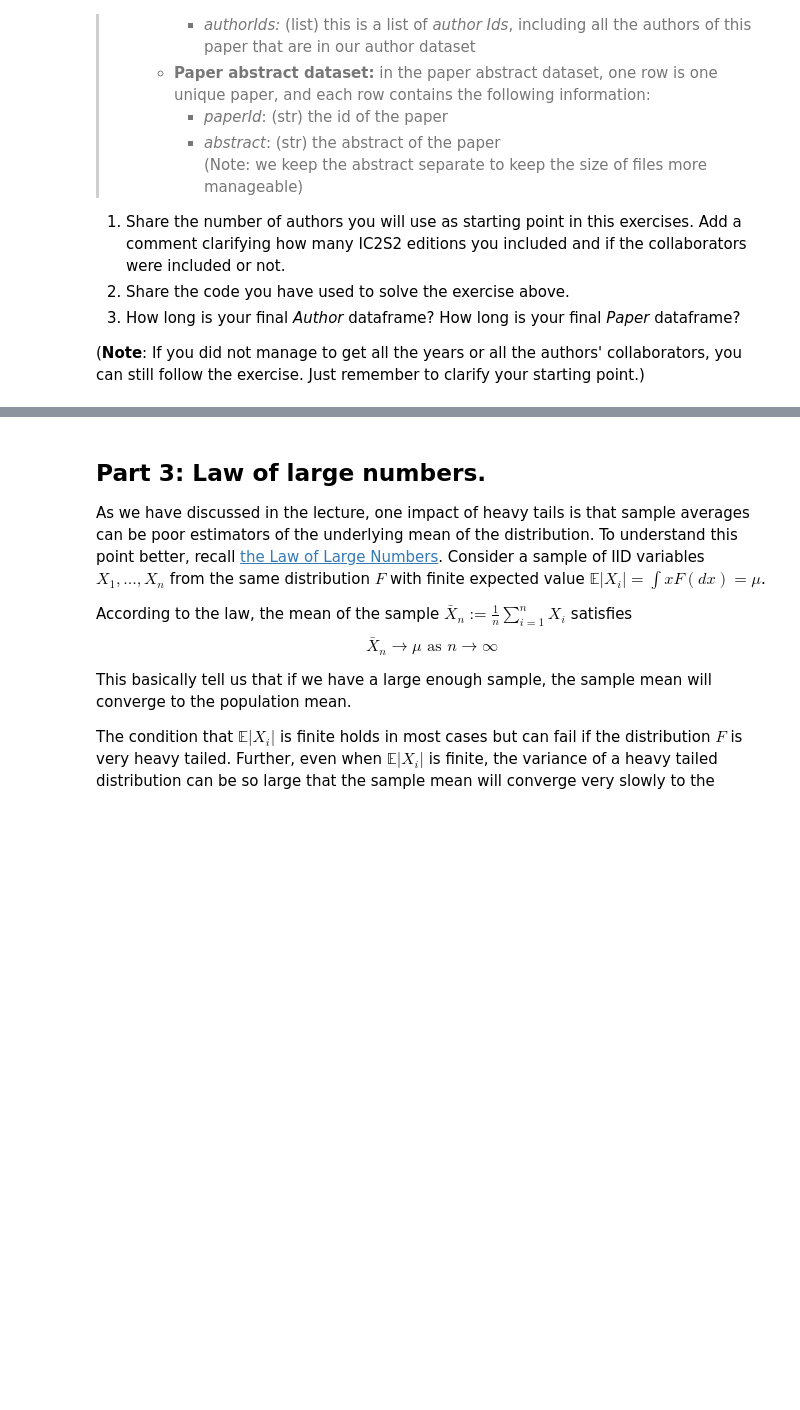
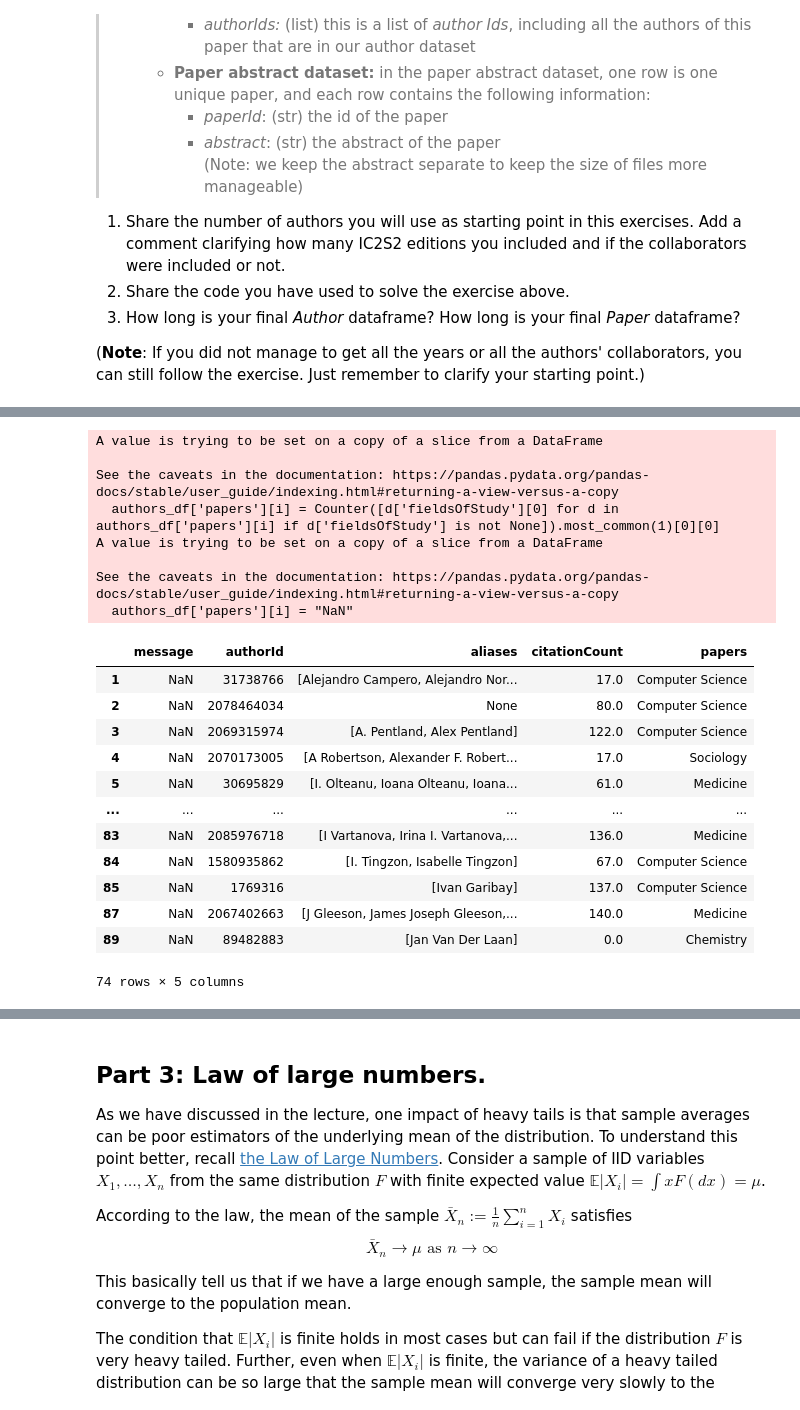
Before and after one commit to Morell1123/Assignment1_SocialInformatics, a Jupyter notebook: Assignment1_part1.ipynb, the cells around one changed output, grey strips where cells are left out. Saved outputs shown, nothing was run; the diff lists cells and outputs as text; code cells hidden in the pictures; blank space fills up the shorter version.

```diff
--- a/Assignment1_part1.ipynb
+++ b/Assignment1_part1.ipynb
@@ -148,0 +259,21 @@ print(len(sorted(set(all_presenters))),"unique researcher found as presenters fo
+# %%
+#Define a function to get all Aliases, Citation Counts (CC) and papers from the API when giving an AuthorID name as input
+def get_author_info(authorID):
+    string = "https://api.semanticscholar.org/graph/v1/author/" + str(authorID) + "?fields=aliases,citationCount,papers.fieldsOfStudy"
+    name_id = requests.get(string).json()
+    #name_id = [d['aliases'] for d in name_id] #list with dictionaries to list with strings
+    #name_id = [item for sublist in name_id for item in sublist] #flatten list
+    return name_id
+
+#Run Loop to get all Aliases, Citation Counts (CC) and papers for each authorID
+authors_info = []
+count=0
+for x in authorID_list:
+    #time.sleep(301/100) # Seconds
+    try:
+        authors_info.append(get_author_info(x))
+        count+=1
+        print(count/len(authorID_list))
+    except:
+        pass
+    time.sleep(101/100) # wait a 1/100 of 5 minutes to have <100 requests per 5 minutes
@@ -148,0 +312,37 @@ print(len(sorted(set(all_presenters))),"unique researcher found as presenters fo
+# %%
+import pandas as pd
+#Create authorID dataframe
+authors_df = pd.DataFrame.from_records(authors_info)
+authors_df = authors_df[authors_df['message']!="Too Many Requests"]#Remove the rows where the API where denied more requests
+authors_df = authors_df[authors_df['message']!="Forbidden"]#Remove the rows where the API where denied more requests
+
+#Convert the list of dictionaries with papers that each author has to the field of study that is most frequent amongst the papers of each author
+from collections import Counter
+for i in list(authors_df.index.values):
+    try:
+        authors_df['papers'][i] = Counter([d['fieldsOfStudy'][0] for d in authors_df['papers'][i] if d['fieldsOfStudy'] is not None]).most_common(1)[0][0]
+    except:
+        authors_df['papers'][i] = "NaN"
+authors_df
+# %% [output]
+A value is trying to be set on a copy of a slice from a DataFrame
+
+See the caveats in the documentation: https://pandas.pydata.org/pandas-docs/stable/user_guide/indexing.html#returning-a-view-versus-a-copy
+  authors_df['papers'][i] = Counter([d['fieldsOfStudy'][0] for d in authors_df['papers'][i] if d['fieldsOfStudy'] is not None]).most_common(1)[0][0]
+A value is trying to be set on a copy of a slice from a DataFrame
+
+See the caveats in the documentation: https://pandas.pydata.org/pandas-docs/stable/user_guide/indexing.html#returning-a-view-versus-a-copy
+  authors_df['papers'][i] = "NaN"
+|  | message | authorId | aliases | citationCount | papers |
+| 1 | NaN | 31738766 | [Alejandro Campero, Alejandro Nor... | 17.0 | Computer Science |
+| 2 | NaN | 2078464034 | None | 80.0 | Computer Science |
+| 3 | NaN | 2069315974 | [A. Pentland, Alex Pentland] | 122.0 | Computer Science |
+| 4 | NaN | 2070173005 | [A Robertson, Alexander F. Robert... | 17.0 | Sociology |
+| 5 | NaN | 30695829 | [I. Olteanu, Ioana Olteanu, Ioana... | 61.0 | Medicine |
+| ... | ... | ... | ... | ... | ... |
+| 83 | NaN | 2085976718 | [I Vartanova, Irina I. Vartanova,... | 136.0 | Medicine |
+| 84 | NaN | 1580935862 | [I. Tingzon, Isabelle Tingzon] | 67.0 | Computer Science |
+| 85 | NaN | 1769316 | [Ivan Garibay] | 137.0 | Computer Science |
+| 87 | NaN | 2067402663 | [J Gleeson, James Joseph Gleeson,... | 140.0 | Medicine |
+| 89 | NaN | 89482883 | [Jan Van Der Laan] | 0.0 | Chemistry |
+74 rows × 5 columns
```
Also changed, not shown: parts of 15 cells of this notebook, 1 other file.
